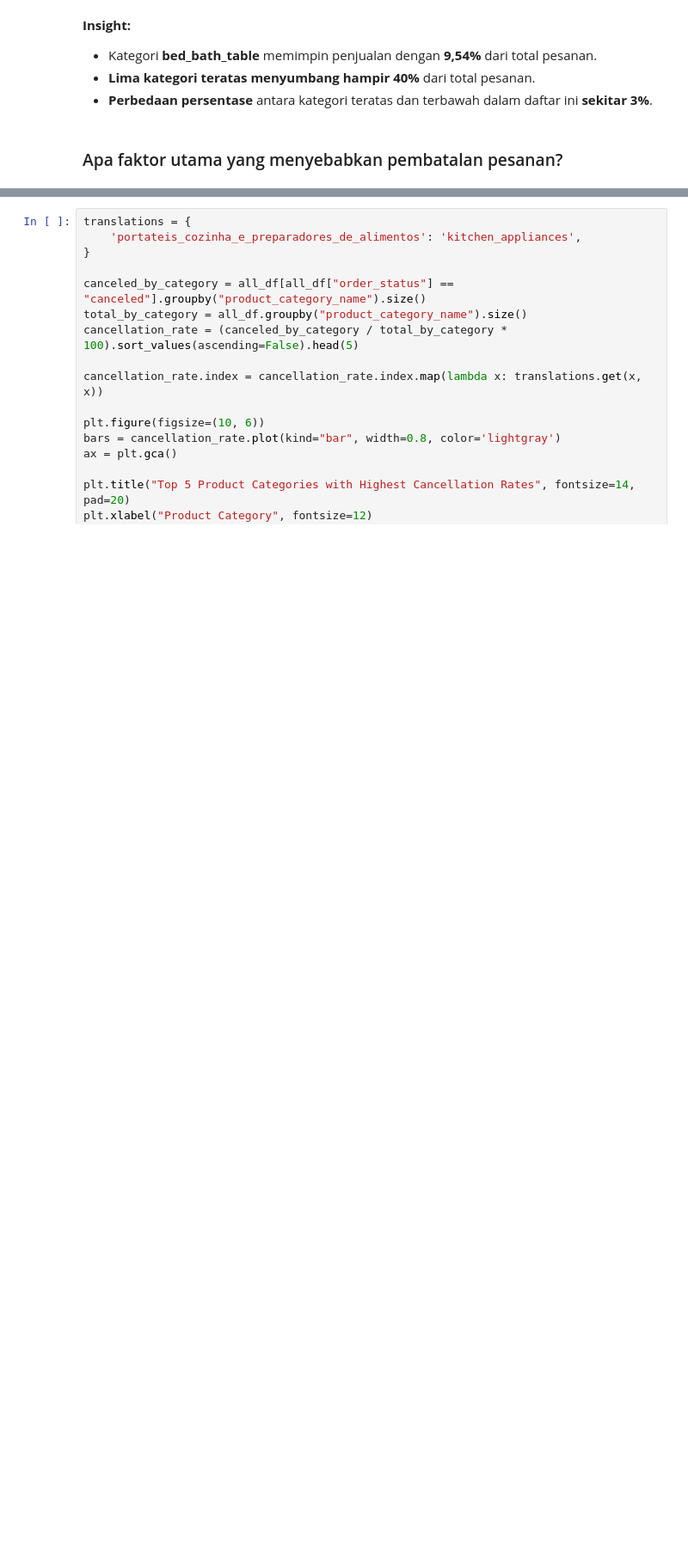
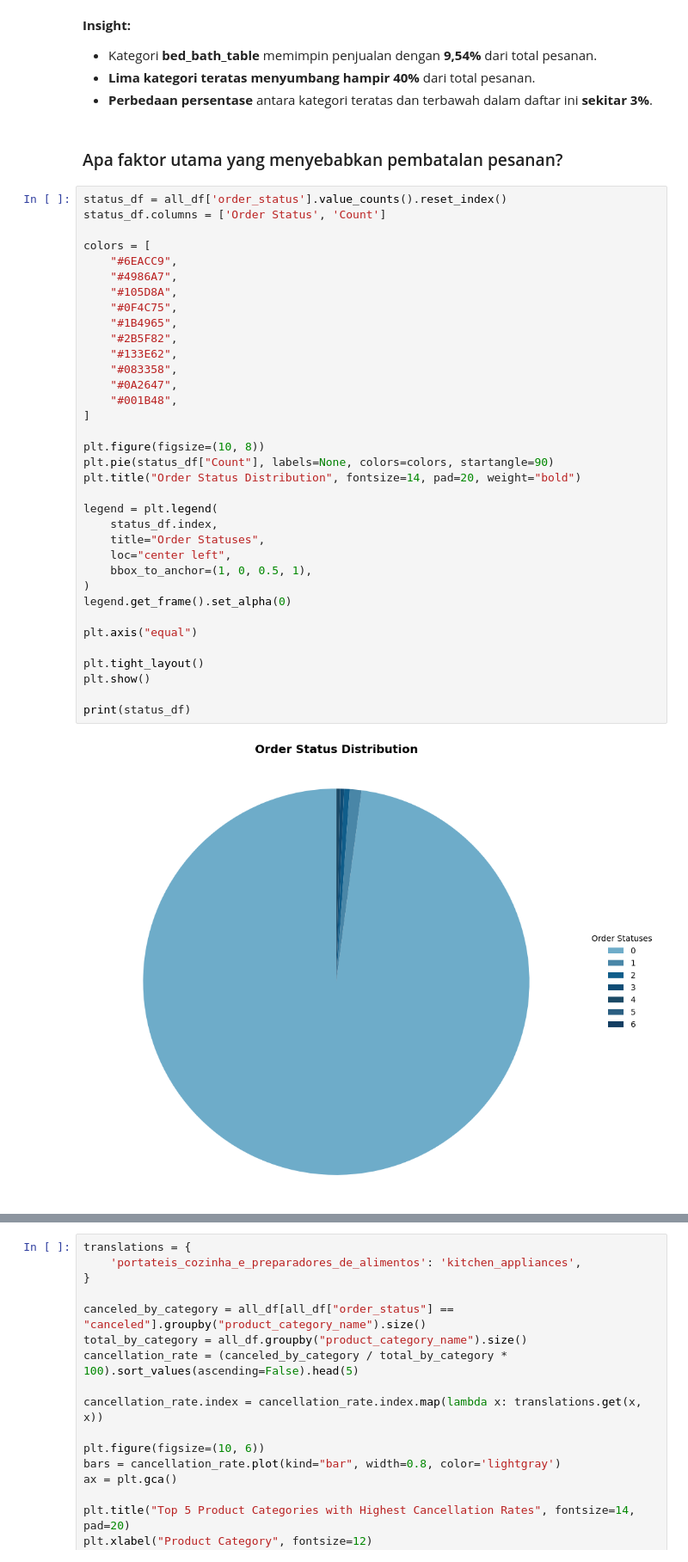
Before and after one commit to fxrdhan/Data-Analysis-Project, a Jupyter notebook: notebook.ipynb, the cells around one changed output, grey strips where cells are left out. Shown at 86% size. Drawn from its saved outputs; the diff is of its cells as text; blank space fills up the shorter version.

Commit message:
Redefining visualization

```diff
--- a/notebook.ipynb
+++ b/notebook.ipynb
@@ -2010,3 +2010,40 @@ computers_accessories        6689        6.78
 - **Perbedaan persentase** antara kategori teratas dan terbawah dalam daftar ini **sekitar 3%**.
 # %% [markdown]
 ### Apa faktor utama yang menyebabkan pembatalan pesanan?
+# %%
+status_df = all_df['order_status'].value_counts().reset_index()
+status_df.columns = ['Order Status', 'Count']
+
+colors = [
+    "#6EACC9",
+    "#4986A7",
+    "#105D8A",
+    "#0F4C75",
+    "#1B4965",
+    "#2B5F82",
+    "#133E62",
+    "#083358",
+    "#0A2647",
+    "#001B48",
+]
+
+plt.figure(figsize=(10, 8))
+plt.pie(status_df["Count"], labels=None, colors=colors, startangle=90)
+plt.title("Order Status Distribution", fontsize=14, pad=20, weight="bold")
+
+legend = plt.legend(
+    status_df.index,
+    title="Order Statuses",
+    loc="center left",
+    bbox_to_anchor=(1, 0, 0.5, 1),
+)
+legend.get_frame().set_alpha(0)
+
+plt.axis("equal")
+
+plt.tight_layout()
+plt.show()
+
+print(status_df)
+# %% [output]
+[figure, added]
```
Also changed, not shown: parts of 10 cells of this notebook.
